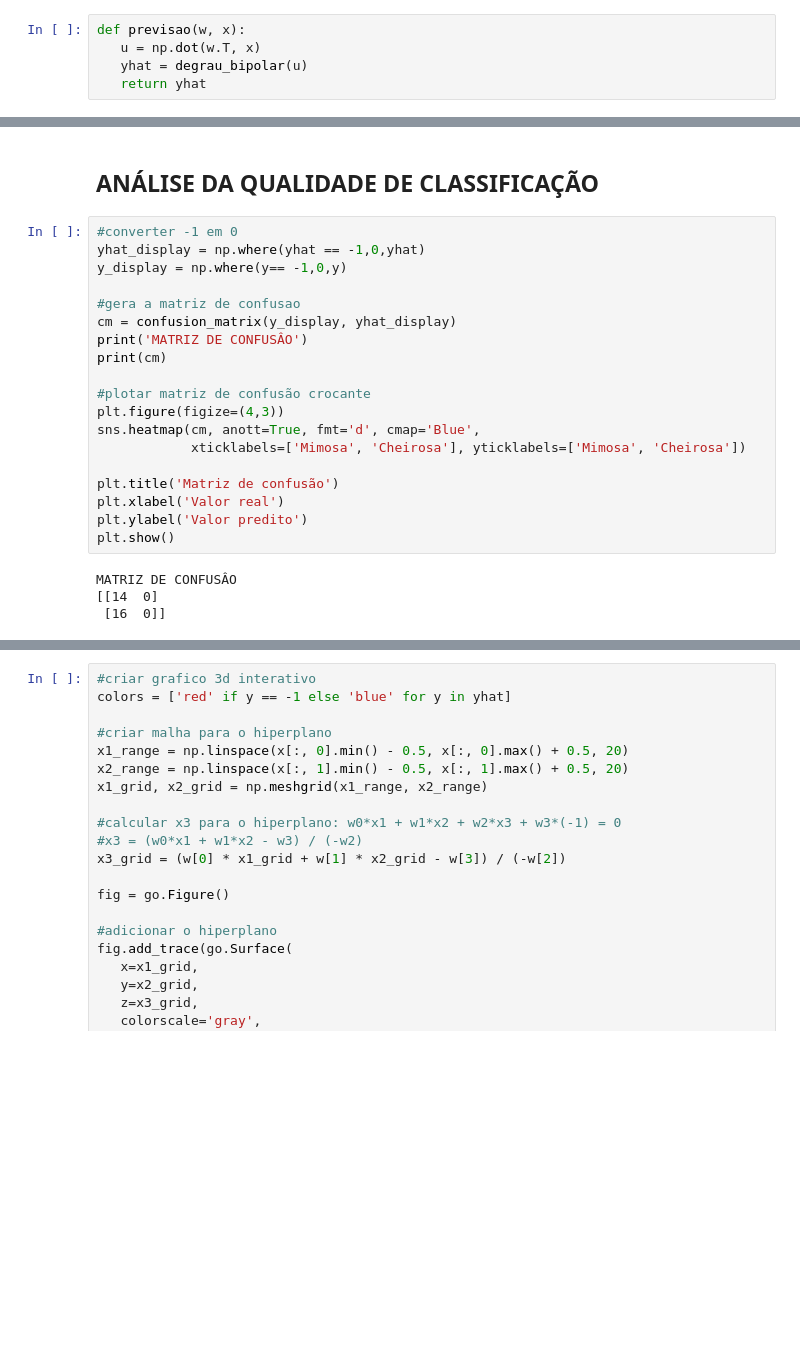
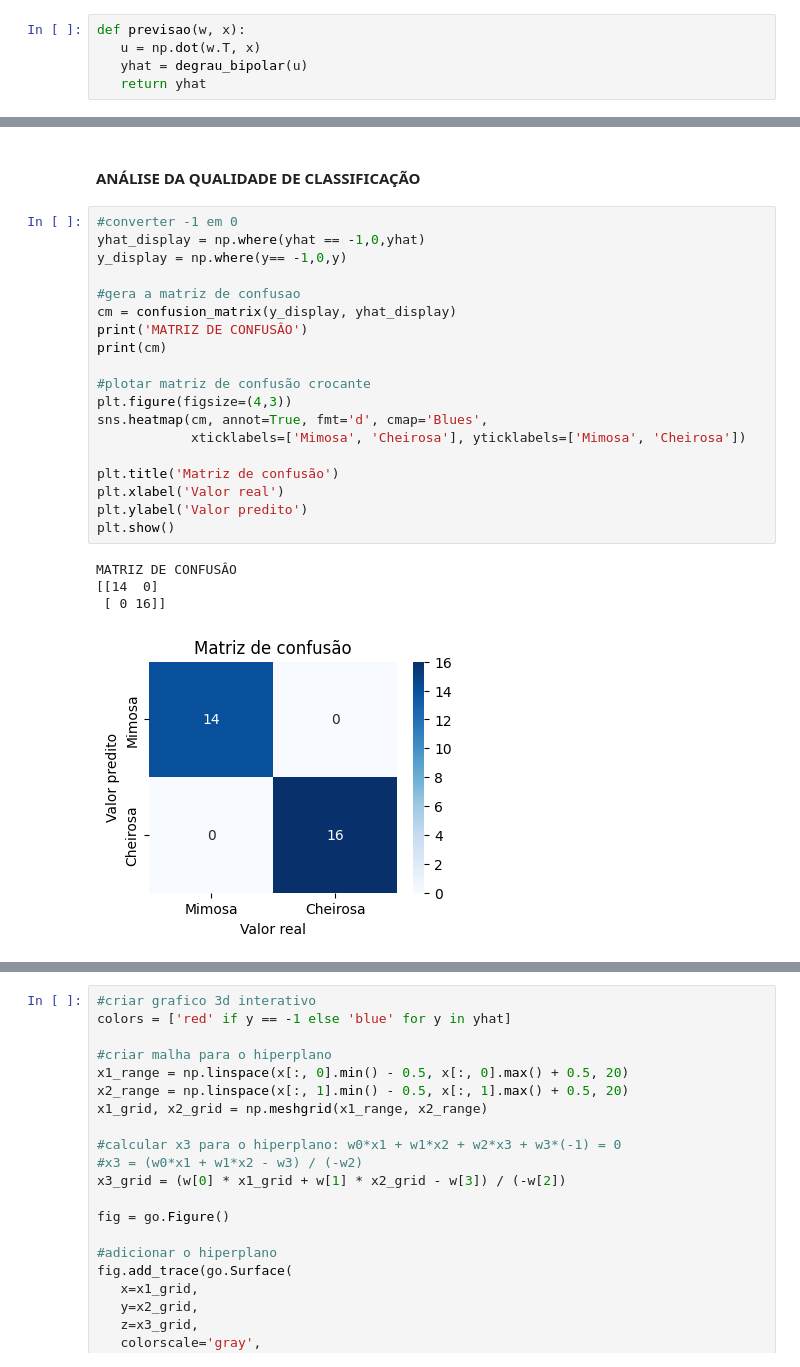
Before and after one commit to Ricardo-Caca/Redes-Neurais, a Jupyter notebook: Perceptron.ipynb, the cells around one changed output, grey strips where cells are left out. Drawn from its saved outputs; the diff is of its cells as text; blank space fills up the shorter version.

```diff
--- a/Perceptron.ipynb
+++ b/Perceptron.ipynb
@@ -207,28 +213,29 @@ ValueError: shapes (4,) and (5,) not aligned: 4 (dim 0) != 5 (dim 0)
 # %% [markdown]
-<h2>ANÁLISE DA QUALIDADE DE CLASSIFICAÇÃO</h2>
+<h4>ANÁLISE DA QUALIDADE DE CLASSIFICAÇÃO</h4>
 # %%
 #converter -1 em 0
 yhat_display = np.where(yhat == -1,0,yhat)
 y_display = np.where(y== -1,0,y)
 
 #gera a matriz de confusao
 cm = confusion_matrix(y_display, yhat_display)
 print('MATRIZ DE CONFUSÂO')
 print(cm)
 
 #plotar matriz de confusão crocante
-plt.figure(figize=(4,3))
-sns.heatmap(cm, anott=True, fmt='d', cmap='Blue',
+plt.figure(figsize=(4,3))
+sns.heatmap(cm, annot=True, fmt='d', cmap='Blues',
             xticklabels=['Mimosa', 'Cheirosa'], yticklabels=['Mimosa', 'Cheirosa'])
 
 plt.title('Matriz de confusão')
 plt.xlabel('Valor real')
 plt.ylabel('Valor predito')
 plt.show()
 # %% [output]
 MATRIZ DE CONFUSÂO
 [[14  0]
- [16  0]]
+ [ 0 16]]
+[figure, added]
 # %%
 #calculo da acuracia
 acuracia = np.sum(yhat == y)/n_amostras
```
Also changed, not shown: parts of 9 cells of this notebook.
